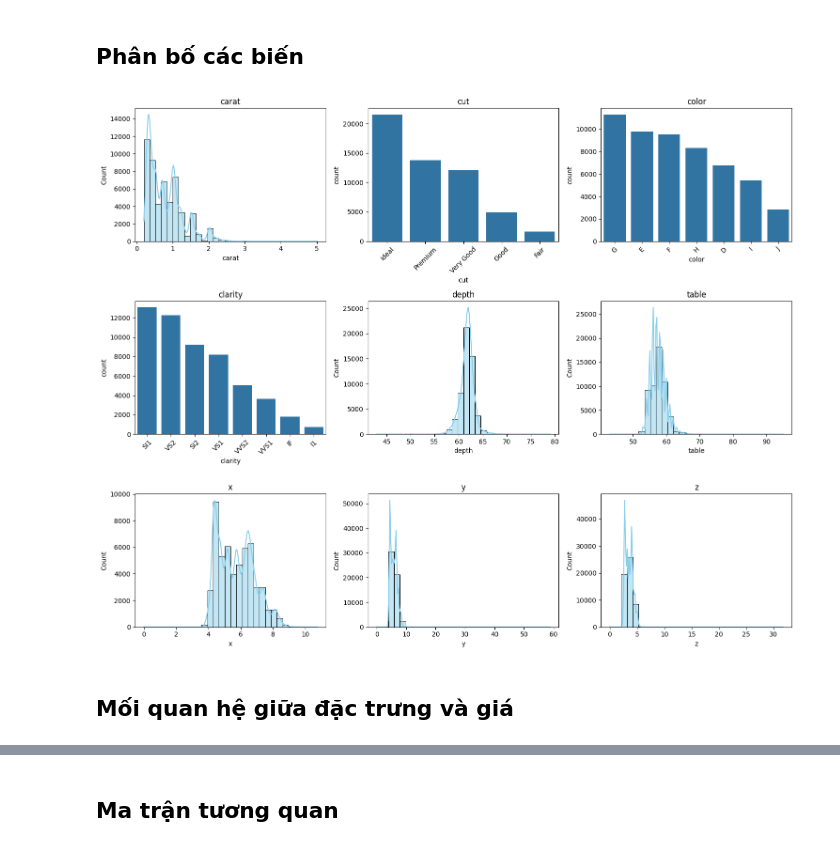
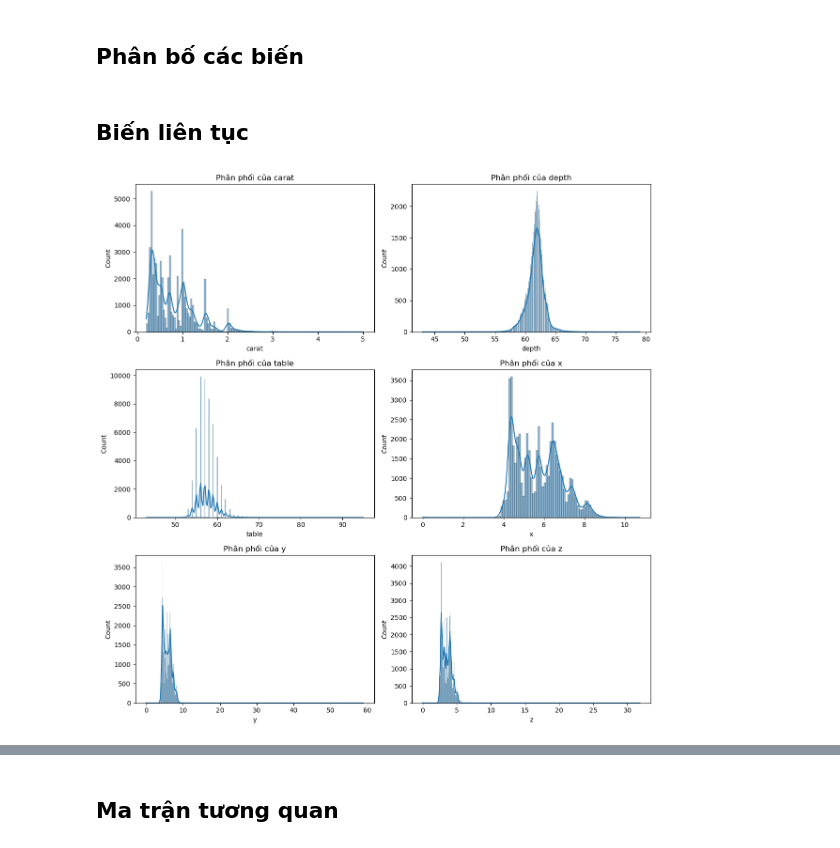
Before and after one commit to lad94220/ML-Lab1, a Jupyter notebook: notebooks/01_data_exploration.ipynb, the cells around one changed output, grey strips where cells are left out. Drawn from its saved outputs; the diff is of its cells as text; code cells hidden in the pictures.

```diff
--- a/notebooks/01_data_exploration.ipynb
+++ b/notebooks/01_data_exploration.ipynb
@@ -60,2 +54,5 @@ Quan sát:
 # %%
 data = data.drop(columns=['Unnamed: 0'])
+# %%
+for col in ['cut', 'color', 'clarity']:
+    print(f"{col}: {data[col].unique()}")
@@ -87,3 +89,6 @@ features = ['carat', 'cut', 'color', 'clarity', 'depth', 'table', 'x', 'y', 'z']
+# %%
+numerical_cols = ['carat', 'depth', 'table', 'x', 'y', 'z']
+categorical_cols = ['cut', 'color', 'clarity']
 # %% [markdown]
 ## Phân bố giá
 # %%
@@ -98,21 +110,14 @@ plt.show()
 # %% [markdown]
 ## Phân bố các biến
+# %% [markdown]
+## Biến liên tục
 # %%
-rows = 3
-plt.figure(figsize=(15, rows * 4))
-
-for i, col in enumerate(features, 1):
-    plt.subplot(rows, 3, i)
-    if data[col].dtype == 'object':
-        sns.countplot(data=data, x=col, order=data[col].value_counts().index)
-        plt.xticks(rotation=45)
-    else:
-        sns.histplot(data[col], bins=30, kde=True, color='skyblue')
-    plt.title(col)
-
+plt.figure(figsize=(12, 12))
+for col in numerical_cols:
+    plt.subplot(3, 2, numerical_cols.index(col) + 1)
+    sns.histplot(data[col], kde=True)
+    plt.title(f'Phân phối của {col}')
 plt.tight_layout()
 plt.show()
 # %% [output]
-[figure, old version]
+[figure, new version]
-# %% [markdown]
-## Mối quan hệ giữa đặc trưng và giá
```
Also changed, not shown: parts of 17 cells of this notebook, 15 other files.
